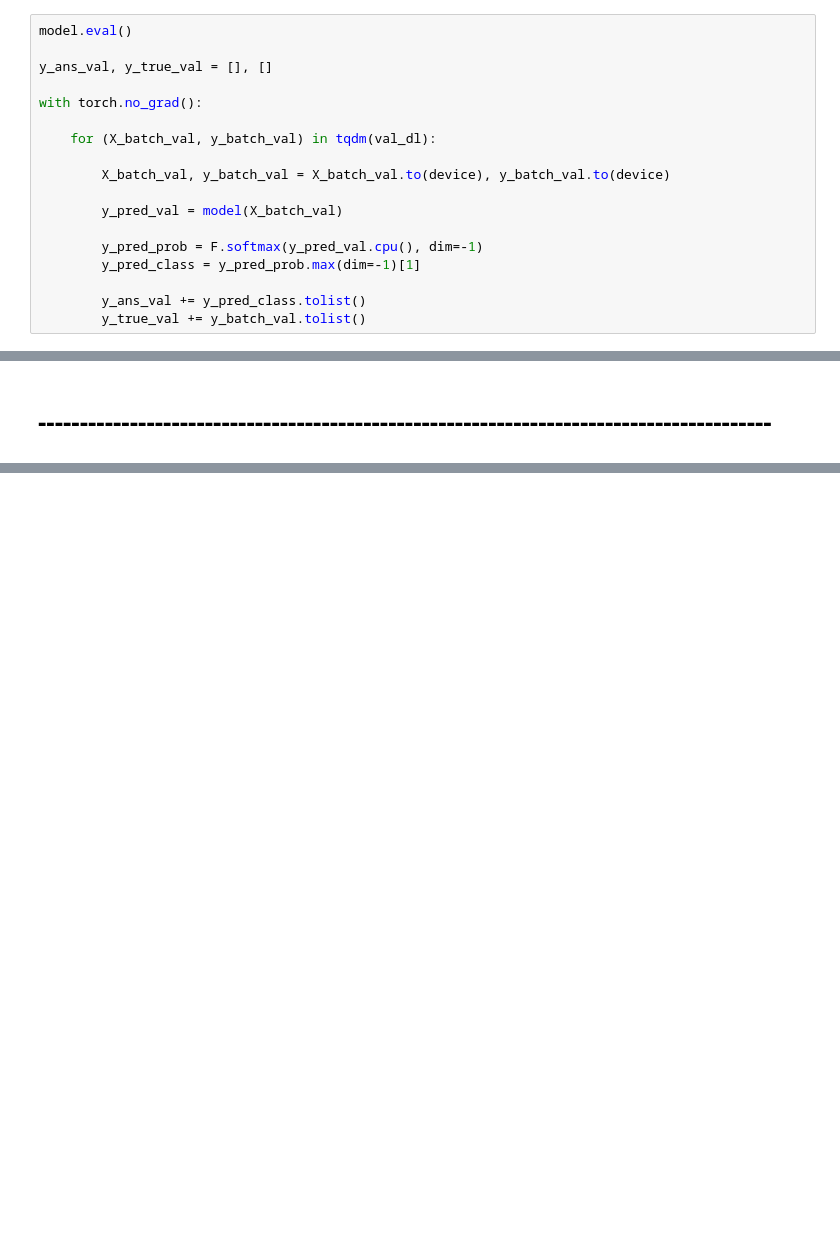
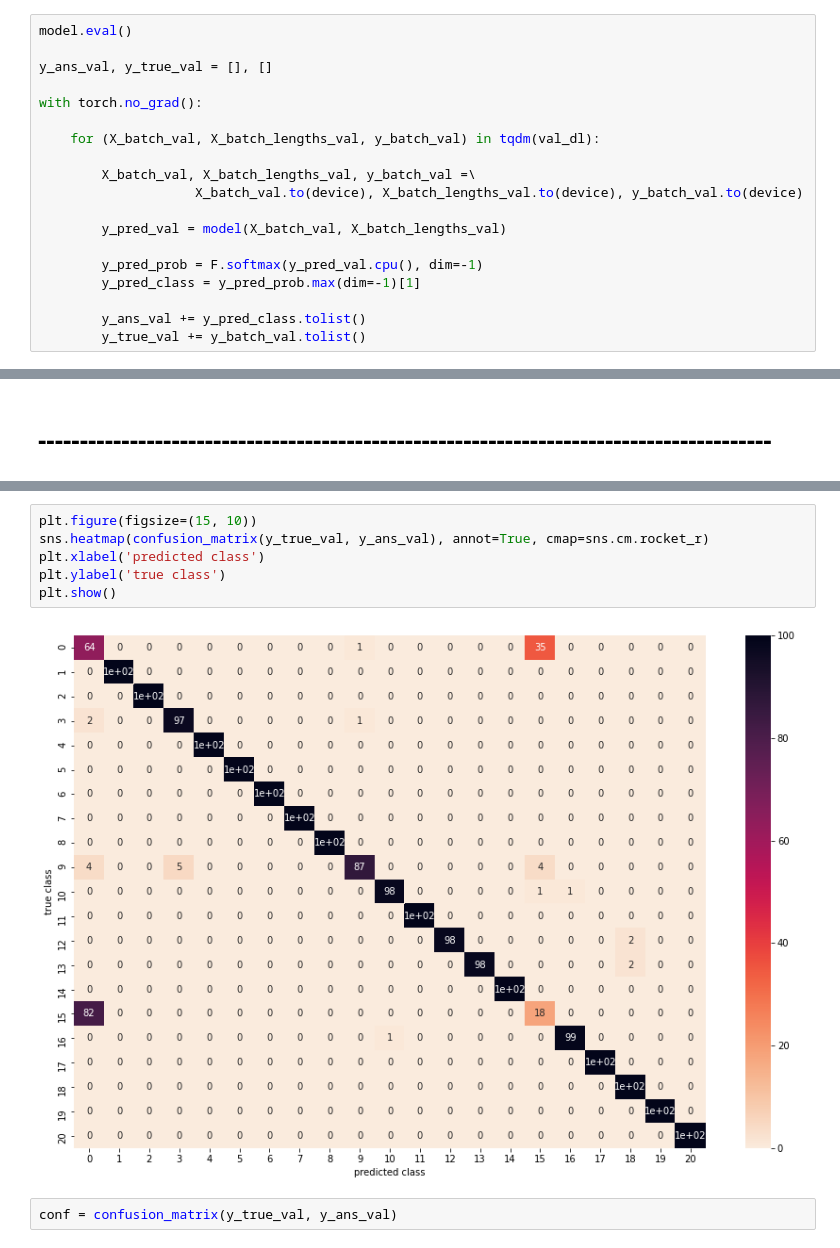
Before and after one commit to MarkLyubimov/tep, a Jupyter notebook: notebooks/experiments_lstm/medium_article_pytorch_tensorboard_lstm_window_100_cut_start.ipynb, the cells around one changed output, grey strips where cells are left out. Drawn from its saved outputs; the diff is of its cells as text; blank space fills up the shorter version.

```diff
--- a/notebooks/experiments_lstm/medium_article_pytorch_tensorboard_lstm_window_100_cut_start.ipynb
+++ b/notebooks/experiments_lstm/medium_article_pytorch_tensorboard_lstm_window_100_cut_start.ipynb
@@ -481,11 +481,12 @@ y_ans_val, y_true_val = [], []
 
 with torch.no_grad():
 
-    for (X_batch_val, y_batch_val) in tqdm(val_dl):
+    for (X_batch_val, X_batch_lengths_val, y_batch_val) in tqdm(val_dl):
 
-        X_batch_val, y_batch_val = X_batch_val.to(device), y_batch_val.to(device)
+        X_batch_val, X_batch_lengths_val, y_batch_val =\
+                    X_batch_val.to(device), X_batch_lengths_val.to(device), y_batch_val.to(device)
 
-        y_pred_val = model(X_batch_val)
+        y_pred_val = model(X_batch_val, X_batch_lengths_val)
 
         y_pred_prob = F.softmax(y_pred_val.cpu(), dim=-1)
         y_pred_class = y_pred_prob.max(dim=-1)[1]
@@ -519,0 +571,10 @@ plt.show()
+# %%
+plt.figure(figsize=(15, 10))
+sns.heatmap(confusion_matrix(y_true_val, y_ans_val), annot=True, cmap=sns.cm.rocket_r)
+plt.xlabel('predicted class')
+plt.ylabel('true class')
+plt.show()
+# %% [output]
+[figure, added]
+# %%
+conf = confusion_matrix(y_true_val, y_ans_val)
```
Also changed, not shown: parts of 22 cells of this notebook, 1 other file.
